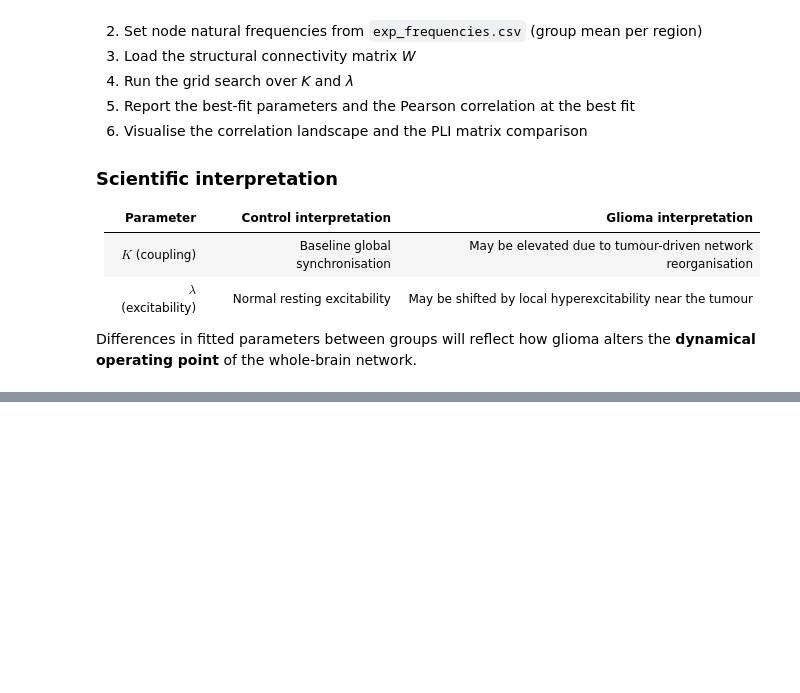
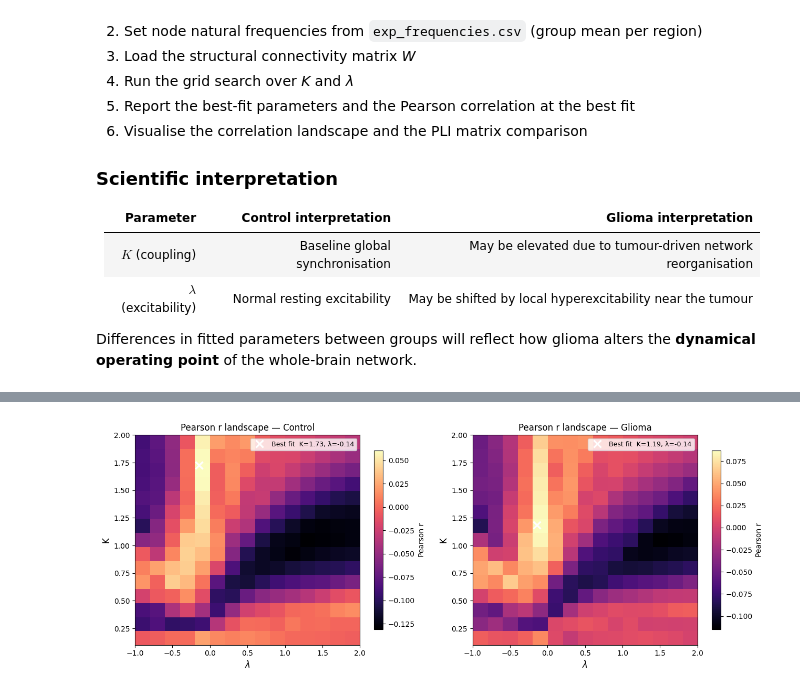
Before and after one commit to BobRice1/Functional-connectotomy, a Jupyter notebook: notebooks/04_validation_and_fitting.ipynb, the cells around one changed output, grey strips where cells are left out. Cells and saved outputs as stored; diff of their text form; code cells hidden in the pictures; blank space fills up the shorter version.

```diff
--- a/notebooks/04_validation_and_fitting.ipynb
+++ b/notebooks/04_validation_and_fitting.ipynb
@@ -94,7 +202,7 @@ t_total = 20.0
 t_discard = 5.0
 C = 1.0
 
-z0 = gaussian_initial_conditions(N, rng=42)
+z0 = random_initial_conditions(N, rng=42)
 
 fig, ax = plt.subplots(figsize=(4, 4))
 im = ax.imshow(W, cmap="magma")
@@ -385,0 +665,18 @@ Differences in fitted parameters between groups will reflect how glioma alters t
+# %%
+print("Fitting model to GLIOMA group...")
+corr_map_glio, best_corr_glio, best_params_glio, best_pli_glio = fit_k_lambda_grid(
+    N=N_emp, W=W_emp, pli_emp=pli_glioma,
+    K_values=K_values_emp, lam_values=lam_values_emp,
+    C=C_emp, omega=omega_emp, z0=z0_emp,
+    t_total=30.0, t_discard=5.0, fs=250,
+    f_lo=8.0, f_hi=12.0,
+)
+
+print(f"\n── Glioma best fit ───────────────────────")
+print(f"  K      = {best_params_glio[0]:.3f}")
+print(f"  λ      = {best_params_glio[1]:.3f}")
+print(f"  r      = {best_corr_glio:.3f}")
+
+print(f"\n── Group comparison ──────────────────────")
+print(f"  ΔK = K_glioma - K_control = {best_params_glio[0] - best_params_ctrl[0]:+.3f}")
+print(f"  Δλ = λ_glioma - λ_control = {best_params_glio[1] - best_params_ctrl[1]:+.3f}")
@@ -385,0 +700,26 @@ Differences in fitted parameters between groups will reflect how glioma alters t
+# %%
+fig, axes = plt.subplots(1, 2, figsize=(13, 5))
+
+for ax, cmap_data, best_p, title in [
+    (axes[0], corr_map_ctrl, best_params_ctrl, "Control"),
+    (axes[1], corr_map_glio, best_params_glio, "Glioma"),
+]:
+    im = ax.imshow(
+        cmap_data,
+        origin="lower", aspect="auto",
+        extent=[lam_values_emp[0], lam_values_emp[-1],
+                K_values_emp[0],   K_values_emp[-1]],
+        cmap="magma",
+    )
+    ax.set_xlabel(r"$\lambda$", fontsize=12)
+    ax.set_ylabel("K", fontsize=12)
+    ax.set_title(f"Pearson r landscape — {title}", fontsize=12)
+    ax.plot(best_p[1], best_p[0], "wx", ms=10, mew=2.5,
+            label=f"Best fit  K={best_p[0]:.2f}, λ={best_p[1]:.2f}")
+    ax.legend(fontsize=9)
+    plt.colorbar(im, ax=ax, label="Pearson r", shrink=0.85)
+
+plt.tight_layout()
+plt.show()
+# %% [output]
+[figure, added]
```
Also changed, not shown: parts of 22 cells of this notebook.
